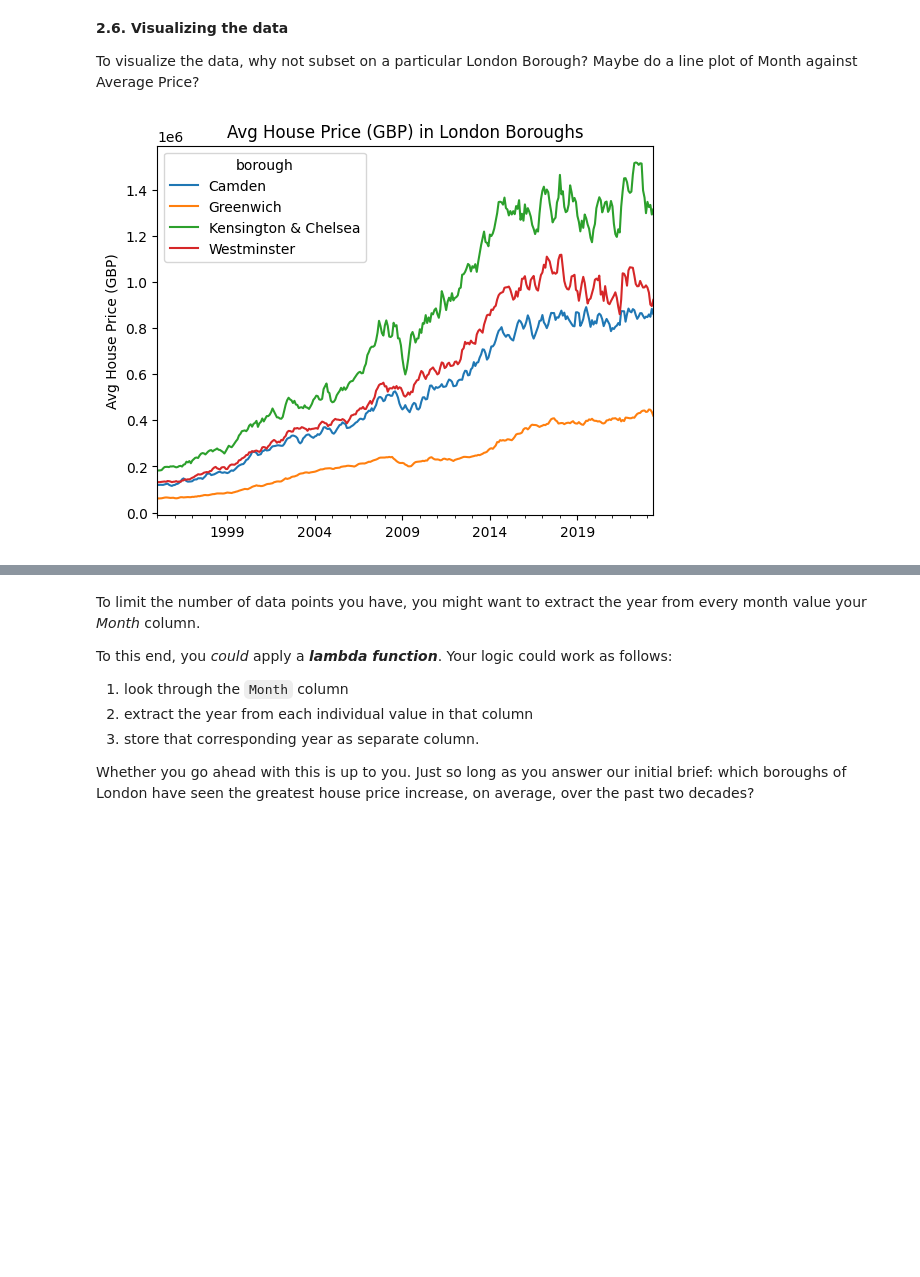
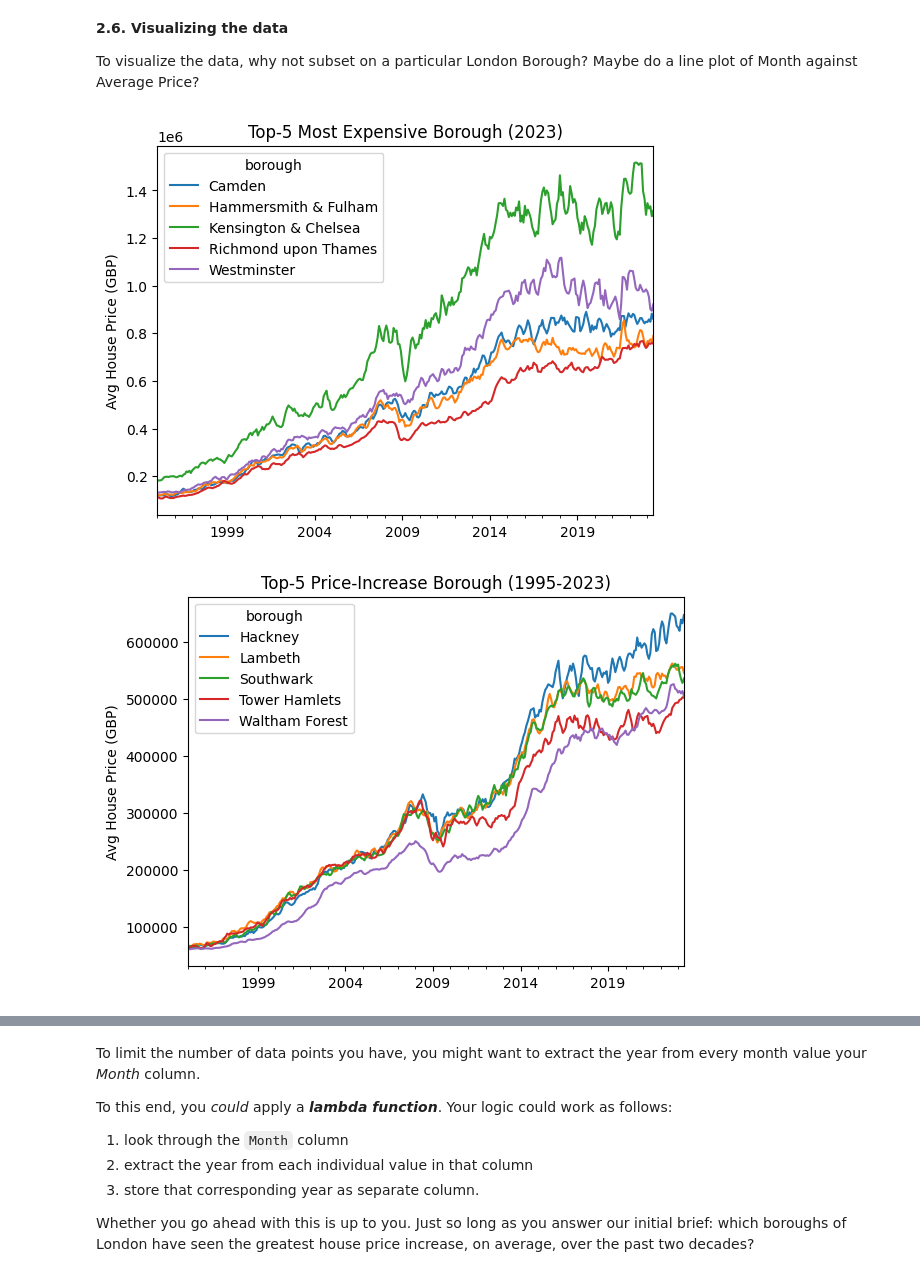
Before and after one commit to clement-hironimus/bootcamp-eda-londonhousing, a Jupyter notebook: Unit 4 Challenge - Tier 3.ipynb, the cells around one changed output, grey strips where cells are left out. Cells and saved outputs as stored; diff of their text form; code cells hidden in the pictures; blank space fills up the shorter version.

Commit message:
Updated python file and added some charts

```diff
--- a/Unit 4 Challenge - Tier 3.ipynb
+++ b/Unit 4 Challenge - Tier 3.ipynb
@@ -166,27 +166,39 @@ df_avg_house_price_gbp_by_borough = df_avg_house_price_gbp_by_borough[is_borough
 **2.6. Visualizing the data**
 
 To visualize the data, why not subset on a particular London Borough? Maybe do a line plot of Month against Average Price?
-# %%
-#To show one/more London Boroughs Avg price over time
-
-#1. Specify borough(s) here
-borough_selected = ['Westminster', 'Greenwich', 'Camden', 'Kensington & Chelsea']
-
-#2. To filter the data by borough selected, pivot is to prepare the data for plot
-is_borough_selected = df_avg_house_price_gbp_by_borough['borough'].isin(borough_selected)
-df_borough_selected = df_avg_house_price_gbp_by_borough[is_borough_selected].pivot(
- index='year_month',
- values='average_house_price_gbp',
- columns='borough'
-)
-
-#3. Plot the data
-df_borough_selected.plot(
- kind='line',
- xlabel='',
- ylabel='Avg House Price (GBP)',
- title='Avg House Price (GBP) in London Boroughs'
-)
-plt.show()
-# %% [output]
-[figure, removed]
+# %%
+#Function is to show multiple lines plot
+def plot_borough_in_multiple_lines(borough_selected, plot_title):
+ is_borough_selected = df_avg_house_price_gbp_by_borough['borough'].isin(borough_selected)
+
+ #Pivot is to show multiple lines
+ df_borough_selected = df_avg_house_price_gbp_by_borough[is_borough_selected].pivot(
+  index='year_month',
+  values='average_house_price_gbp',
+  columns='borough'
+ )
+
+ #Plot the data
+ df_borough_selected.plot(
+  kind='line',
+  xlabel='',
+  ylabel='Avg House Price (GBP)',
+  title=plot_title
+ )
+
+#Top-5 Most Expensive Boroughs (2023):
+most_expensive_borough = ['Kensington & Chelsea', 'Westminster', 'Camden', 'Hammersmith & Fulham', 'Richmond upon Thames']
+plot_borough_in_multiple_lines(most_expensive_borough, 'Top-5 Most Expensive Borough (2023)')
+
+#Top-5 HIGHEST Price-Increase Boroughs (1995 vs 2023):
+highest_ratio_borough = ['Hackney', 'Southwark', 'Waltham Forest', 'Lambeth', 'Tower Hamlets']
+plot_borough_in_multiple_lines(highest_ratio_borough, 'Top-5 Price-Increase Borough (1995-2023)')
+
+#Top-5 LOWEST Price-Increase Boroughs (1995 vs 2023):
+lowest_ratio_borough = ['Croydon', 'Bromley', 'Enfield', 'Hillingdon', 'Sutton']
+plot_borough_in_multiple_lines(lowest_ratio_borough, 'Bottom-5 Price-Increase Borough (1995-2023)')
+
+plt.show()
+# %% [output]
+[figure, added]
+[figure, added]
```
Also changed, not shown: parts of 4 cells of this notebook, 3 other files.
